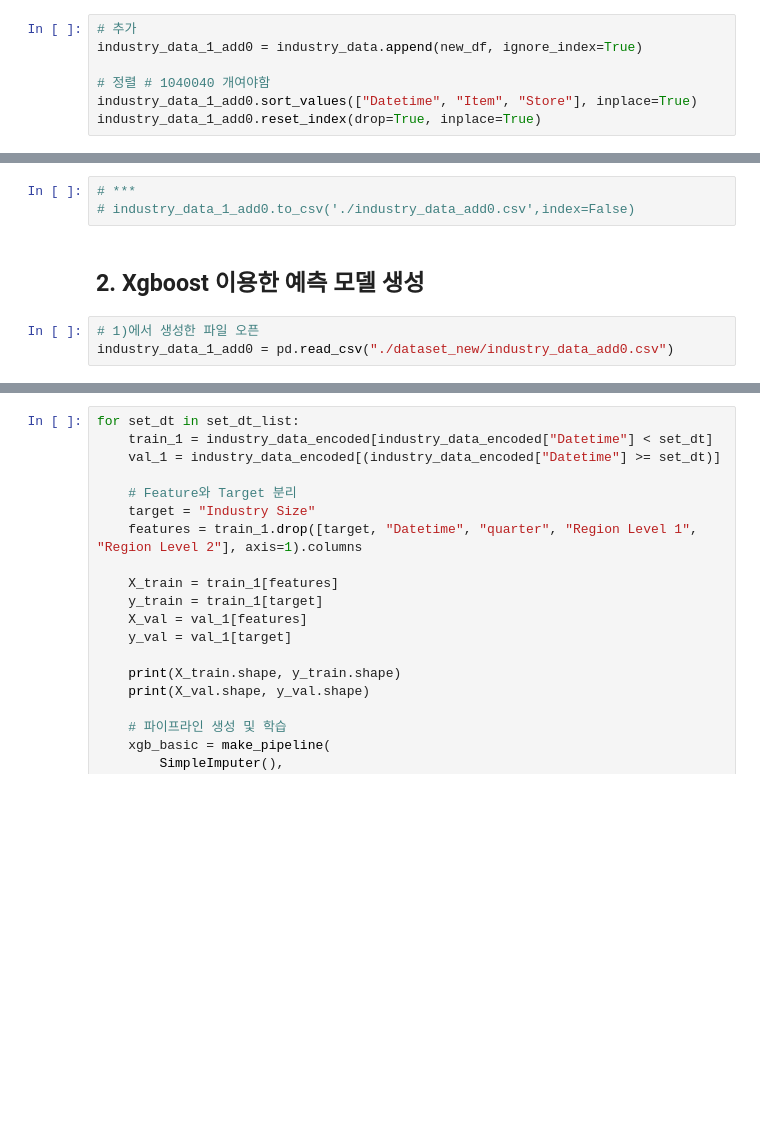
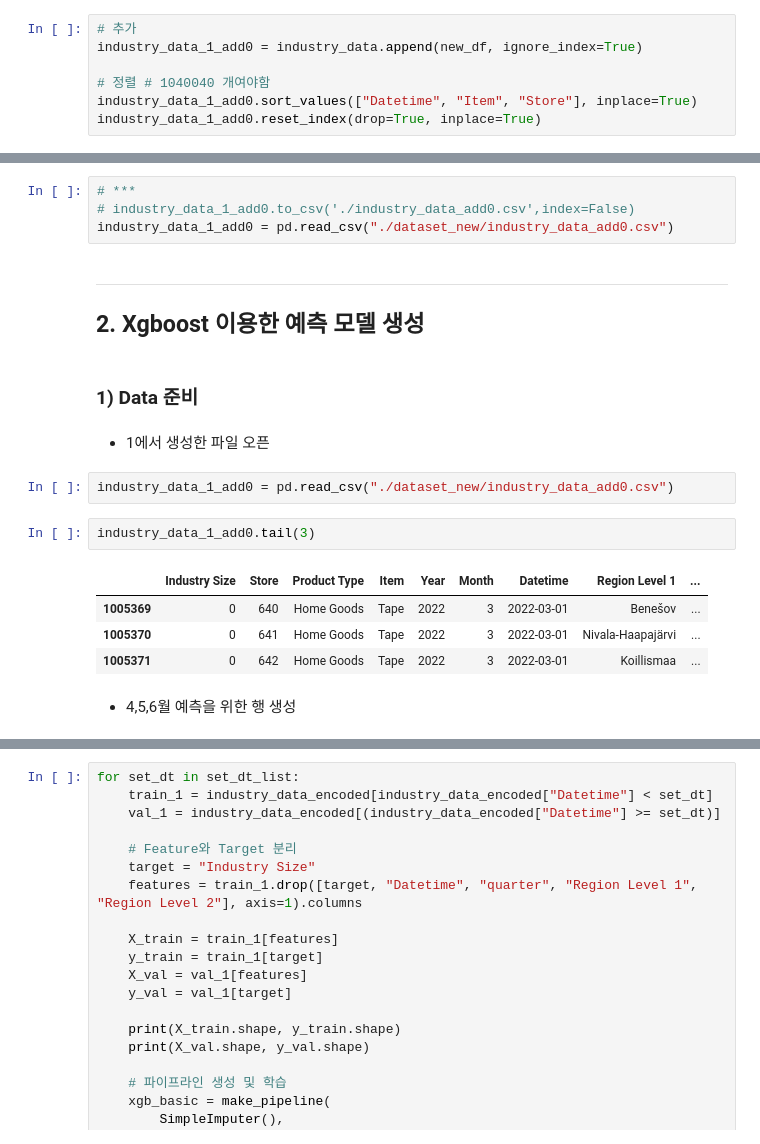
Before and after one commit to minji-o-j/Data-Science-Project, a Jupyter notebook: xgboost_final.ipynb, the cells around one changed output, grey strips where cells are left out. Cells and saved outputs as stored; diff of their text form; blank space fills up the shorter version.

```diff
--- a/xgboost_final.ipynb
+++ b/xgboost_final.ipynb
@@ -297,8 +309,22 @@ industry_data_1_add0.reset_index(drop=True, inplace=True)
 # %%
 # ***
 # industry_data_1_add0.to_csv('./industry_data_add0.csv',index=False)
+industry_data_1_add0 = pd.read_csv("./dataset_new/industry_data_add0.csv")
 # %% [markdown]
+---
 ## 2. Xgboost 이용한 예측 모델 생성
+# %% [markdown]
+### 1) Data 준비
+# %% [markdown]
+- 1에서 생성한 파일 오픈
 # %%
-# 1)에서 생성한 파일 오픈
 industry_data_1_add0 = pd.read_csv("./dataset_new/industry_data_add0.csv")
+# %%
+industry_data_1_add0.tail(3)
+# %% [output]
+|  | Industry Size | Store | Product Type | Item | Year | Month | Datetime | Region Level 1 | ... |
+| 1005369 | 0 | 640 | Home Goods | Tape | 2022 | 3 | 2022-03-01 | Benešov | ... |
+| 1005370 | 0 | 641 | Home Goods | Tape | 2022 | 3 | 2022-03-01 | Nivala-Haapajärvi | ... |
+| 1005371 | 0 | 642 | Home Goods | Tape | 2022 | 3 | 2022-03-01 | Koillismaa | ... |
+# %% [markdown]
+- 4,5,6월 예측을 위한 행 생성
```
Also changed, not shown: parts of 27 cells of this notebook, 1 other file.
